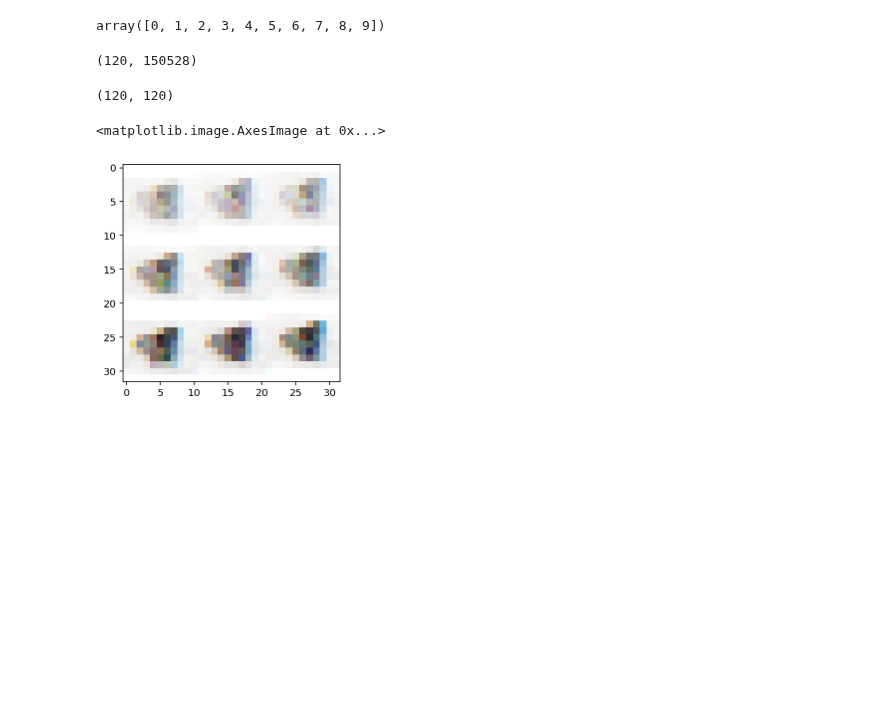
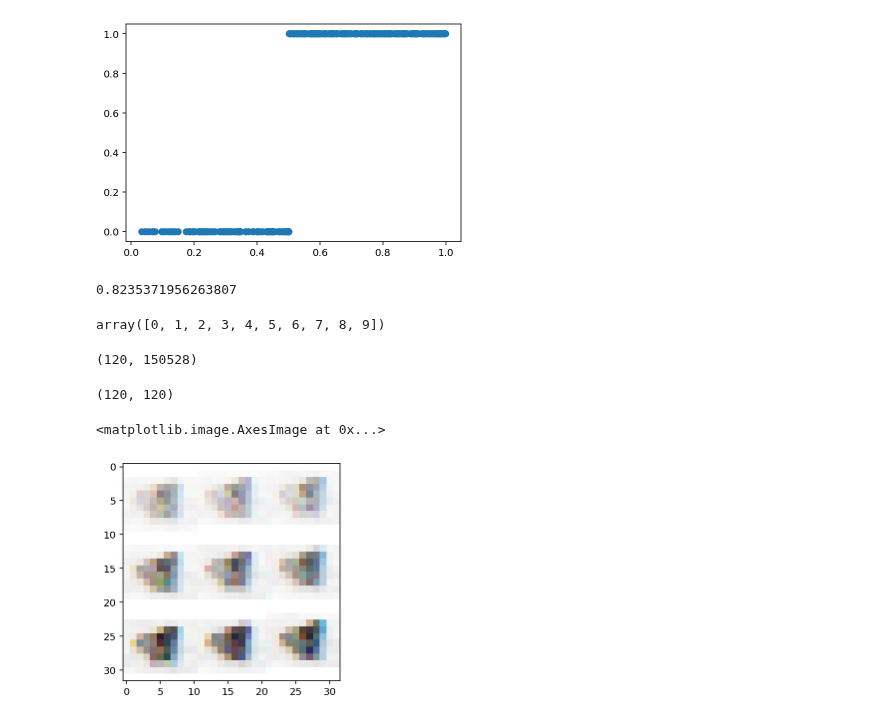
Before and after one commit to harry-tian/ai-driven-tutorial, a Jupyter notebook: scratch.ipynb, the cells around one changed output. Drawn from its saved outputs; the diff is of its cells as text; code cells hidden in the pictures; blank space fills up the shorter version.

```diff
--- a/scratch.ipynb
+++ b/scratch.ipynb
@@ -31,3 +107,8 @@ class_b = all[1583:]
+# %%
+corr(preds, m[:,3])
+# %% [output]
+[figure, added]
+0.8235371956263807
 # %%
 idx = np.random.choice(np.arange(1583),500,replace=False)
 for f in class_a[idx]:
```
Also changed, not shown: parts of 12 cells of this notebook, 9 other files.
